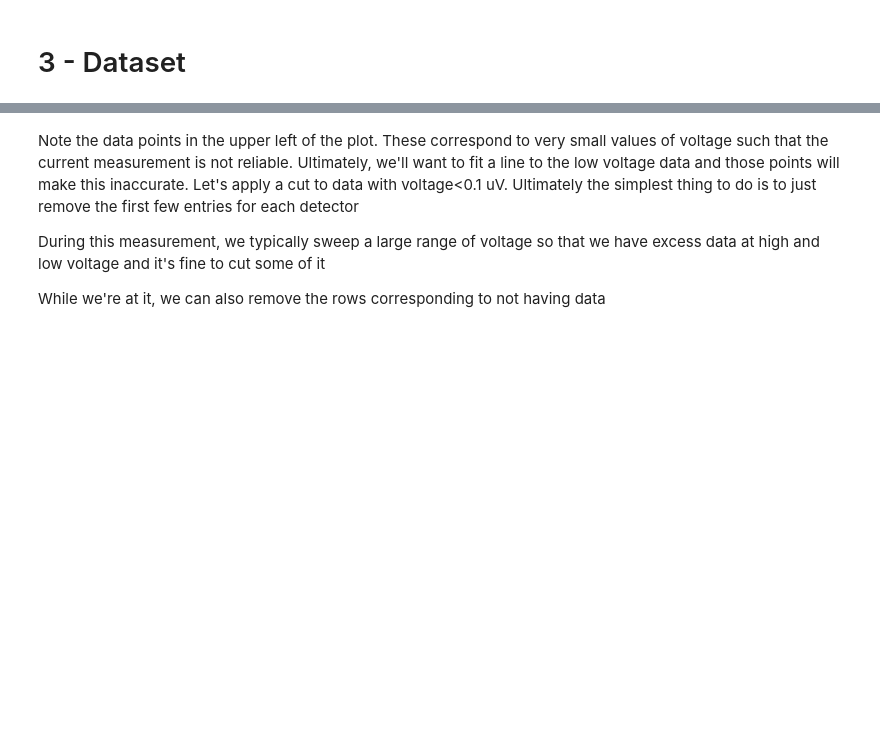
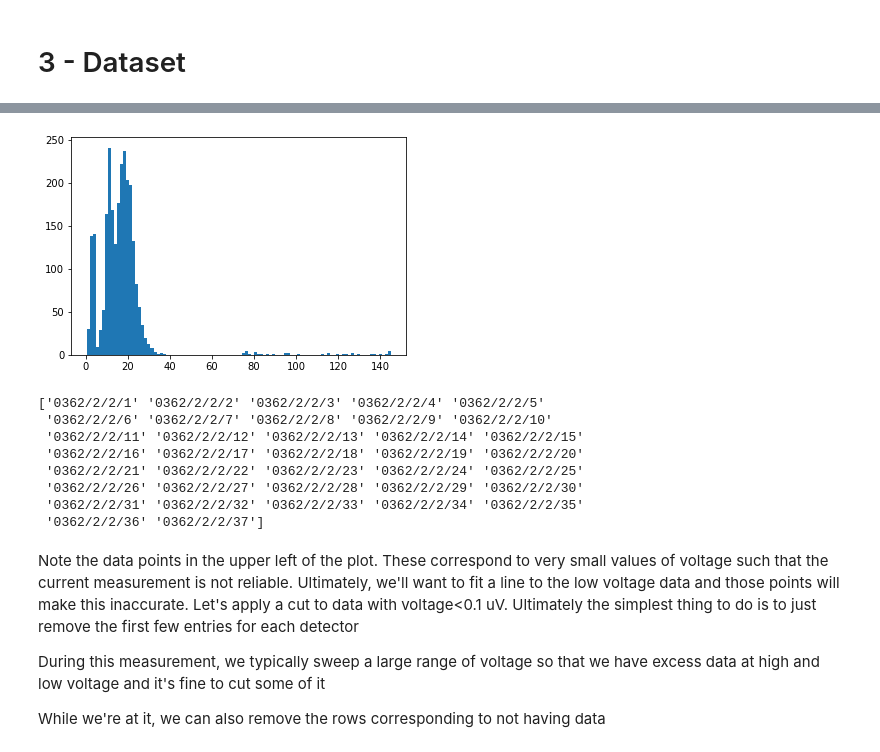
Before and after one commit to tuckerelleflot/tuckersblog, a Jupyter notebook: sensor_characterization/sensor_characterization.ipynb, the cells around one changed output, grey strips where cells are left out. Drawn from its saved outputs; the diff is of its cells as text; code cells hidden in the pictures; blank space fills up the shorter version.

```diff
--- a/sensor_characterization/sensor_characterization.ipynb
+++ b/sensor_characterization/sensor_characterization.ipynb
@@ -101,3 +112,25 @@ Text(0, 0.5, 'Current [$\\mu$A]')
+# %%
+# compare max and min currents
+I_max = np.nanmax(I, axis=1)
+I_min = np.nanmin(I, axis=1)
+I_range = I_max-I_min
+
+plt.hist(I_range, bins=100)
+plt.show()
+
+# Print det_ids with high nan_count
+# machine learning to find clusters of bad data? Looks like there are is one unhappy SQUID here
+print(det_ids[I_range>60])
+# %% [output]
+[figure, added]
+['0362/2/2/1' '0362/2/2/2' '0362/2/2/3' '0362/2/2/4' '0362/2/2/5'
+ '0362/2/2/6' '0362/2/2/7' '0362/2/2/8' '0362/2/2/9' '0362/2/2/10'
+ '0362/2/2/11' '0362/2/2/12' '0362/2/2/13' '0362/2/2/14' '0362/2/2/15'
+ '0362/2/2/16' '0362/2/2/17' '0362/2/2/18' '0362/2/2/19' '0362/2/2/20'
+ '0362/2/2/21' '0362/2/2/22' '0362/2/2/23' '0362/2/2/24' '0362/2/2/25'
+ '0362/2/2/26' '0362/2/2/27' '0362/2/2/28' '0362/2/2/29' '0362/2/2/30'
+ '0362/2/2/31' '0362/2/2/32' '0362/2/2/33' '0362/2/2/34' '0362/2/2/35'
+ '0362/2/2/36' '0362/2/2/37']
 # %% [markdown]
 Note the data points in the upper left of the plot. These correspond to very small values of voltage such that the current measurement is not reliable. Ultimately, we'll want to fit a line to the low voltage data and those points will make this inaccurate. Let's apply a cut to data with voltage<0.1 uV. Ultimately the simplest thing to do is to just remove the first few entries for each detector
 
```
Also changed, not shown: parts of 21 cells of this notebook.
